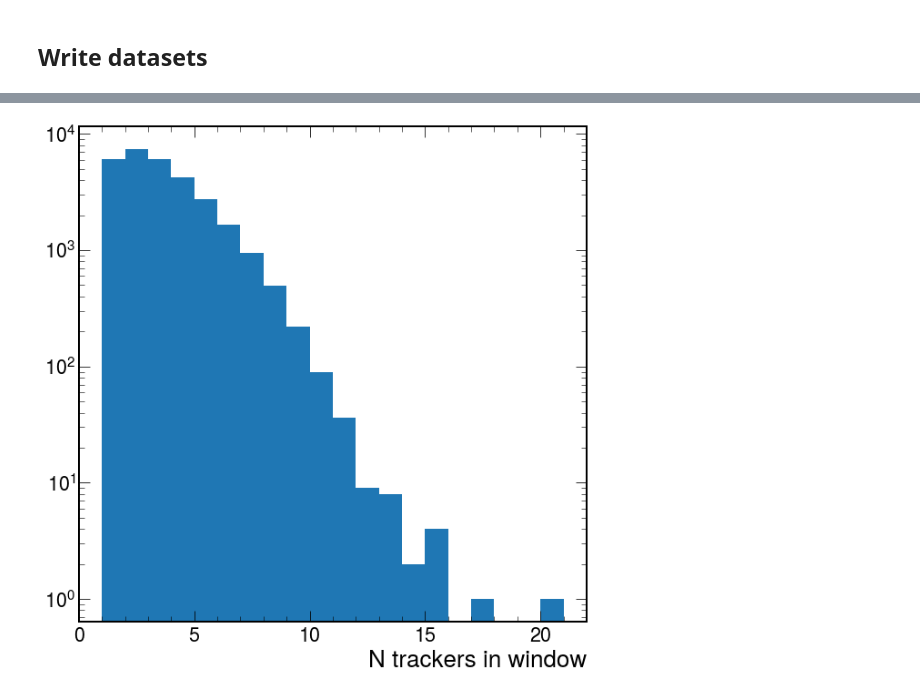
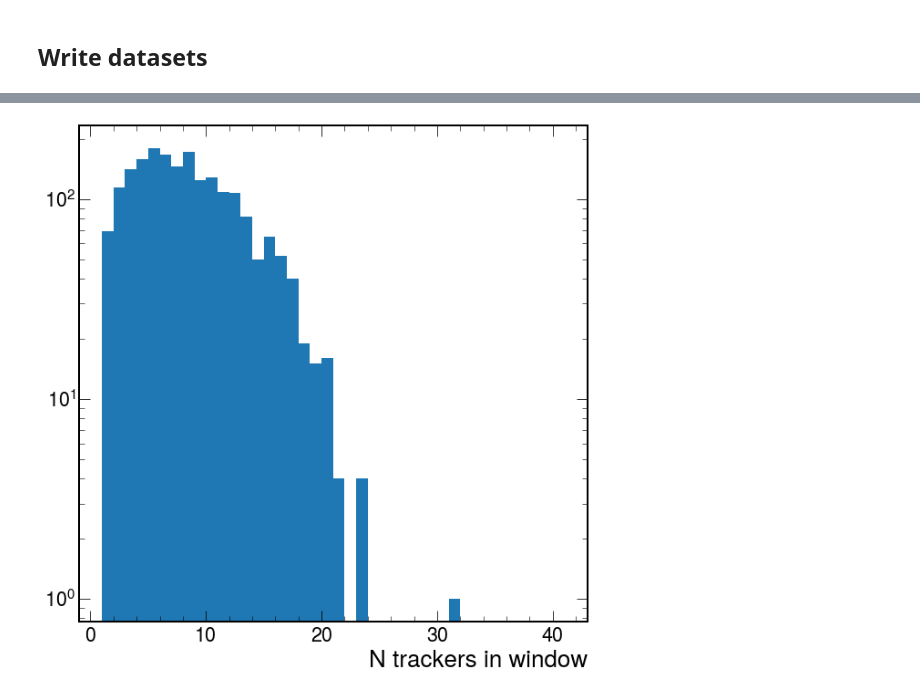
Before and after one commit to valsdav/HGCAL_Linking, a Jupyter notebook: Ntuplizer.ipynb, the cells around one changed output, grey strips where cells are left out. Cells and saved outputs as stored; diff of their text form; code cells hidden in the pictures.

```diff
--- a/Ntuplizer.ipynb
+++ b/Ntuplizer.ipynb
@@ -229,20 +259,22 @@ calo_idx_inwindow, track_idx_inwindow = ak.unzip(goodpairs)
 # %%
 import numba
 @numba.njit
-def calo_match_mask(tcks_indices, indices_to_match,builder):
+def calo_match_mask(tcks_indices, indices_to_match, builder):
     for tr_ind, index_to_match in zip(tcks_indices, indices_to_match):
         builder.begin_list()
         #Looping other all the calolist for each trackers
         for trInd in range(len(tr_ind)):
             calo_indices_for_this_track = tr_ind[trInd]
             #print(calo_indices_for_this_track)
-            builder.begin_list()
+            found = False
             for i in range(len(calo_indices_for_this_track)):
                 # checking if the index is the one to keep
+                #print(index_to_match[trInd])
                 if i == index_to_match[trInd]:
-                    builder.append(True)
-                else:
-                    builder.append(False)
-            builder.end_list()
+                    builder.append(calo_indices_for_this_track[i])
+                    found =True
+            if not found:
+                builder.append(None)
+
         builder.end_list()
     return builder
@@ -255,0 +281,7 @@ trackers_to_calo = ak.flatten(df_ass.tsCLUE3D_recoToSim_CP[mask_for_calomatching
+# %%
+min_score = 0.2
+masked_score  = ak.mask(df_ass.tsCLUE3D_recoToSim_CP_score, df_ass.tsCLUE3D_recoToSim_CP_score<min_score)
+armin = ak.fill_none(ak.argmin(masked_score, axis=2), -1)
+trackers_to_calo_ = calo_match_mask(df_ass.tsCLUE3D_recoToSim_CP, armin, ak.ArrayBuilder()).snapshot()
+# remember to apply the EM_Mask
+trackers_to_calo = trackers_to_calo_[EM_mask]
@@ -317,11 +469,19 @@ X = [ ]
 Y = [ ]
 Y_meta = [ ]
 
+mask_events = ak.num(df_calo.stsCP_raw_energy, axis=1) == 2
+padding = 30
+
 for calo_idx in [0, 1]:
+    #mask everything
+    calo_idx_inwindow_M = calo_idx_inwindow[mask_events]
+    track_idx_inwindow_M = track_idx_inwindow[mask_events]
+    df_track_EM_M = df_track_EM[mask_events]
+    trackers_to_calo_M = trackers_to_calo[mask_events]
     # Get the tracksters in the window of each calo particles
-    tracks_in_window = track_idx_inwindow[calo_idx_inwindow == calo_idx]
+    tracks_in_window = track_idx_inwindow_M[calo_idx_inwindow_M == calo_idx]
     # Get only those trackers by ID
-    trk_data = df_track_EM[tracks_in_window]
+    trk_data = df_track_EM_M[tracks_in_window]
     # Save the input variables
     x = ak.zip({"raw_en": trk_data.raw_energy,
                      "barycenter_x": trk_data.barycenter_x,
@@ -333,14 +493,15 @@ for calo_idx in [0, 1]:
                      "sigmaPCA1": trk_data.sigmaPCA1,
                      "sigmaPCA2": trk_data.sigmaPCA2,
                      "sigmaPCA3": trk_data.sigmaPCA3,
-                     "misalign":  prod_scalar[tracks_in_window],
+                     "misalign":  prod_scalar[mask_events][tracks_in_window],
                     }  )
 
-    y  =  ak.Array(trackers_to_calo[ tracks_in_window ] == calo_idx)
+    trackers_in_window_truth = ak.fill_none(trackers_to_calo_M[ tracks_in_window ] == calo_idx, False)
+
     # Saving also the caloparticle metadata
-    m = df_calo[:,calo_idx]
+    m = df_calo[mask_events,calo_idx]
     X.append(x)
-    Y.append(y)
+    Y.append(trackers_in_window_truth)
     Y_meta.append(m)
 
 dataset = ak.zip({"X": ak.concatenate(X, axis=0), "Y": ak.concatenate(Y, axis=0), "meta": ak.concatenate(Y_meta, axis=0)})
@@ -348,6 +520,6 @@ ak.to_parquet(dataset, "dataset.parquet")
 # %%
-plt.hist(ak.num(train_data), bins=20, range=(1,21))
+plt.hist(ak.num(dataset.X), bins=40, range=(1,41))
 plt.xlabel("N trackers in window")
 plt.yscale("log")
 # %% [output]
-[figure, old version]
+[figure, new version]
```
Also changed, not shown: parts of 33 cells of this notebook, 2 other files.
